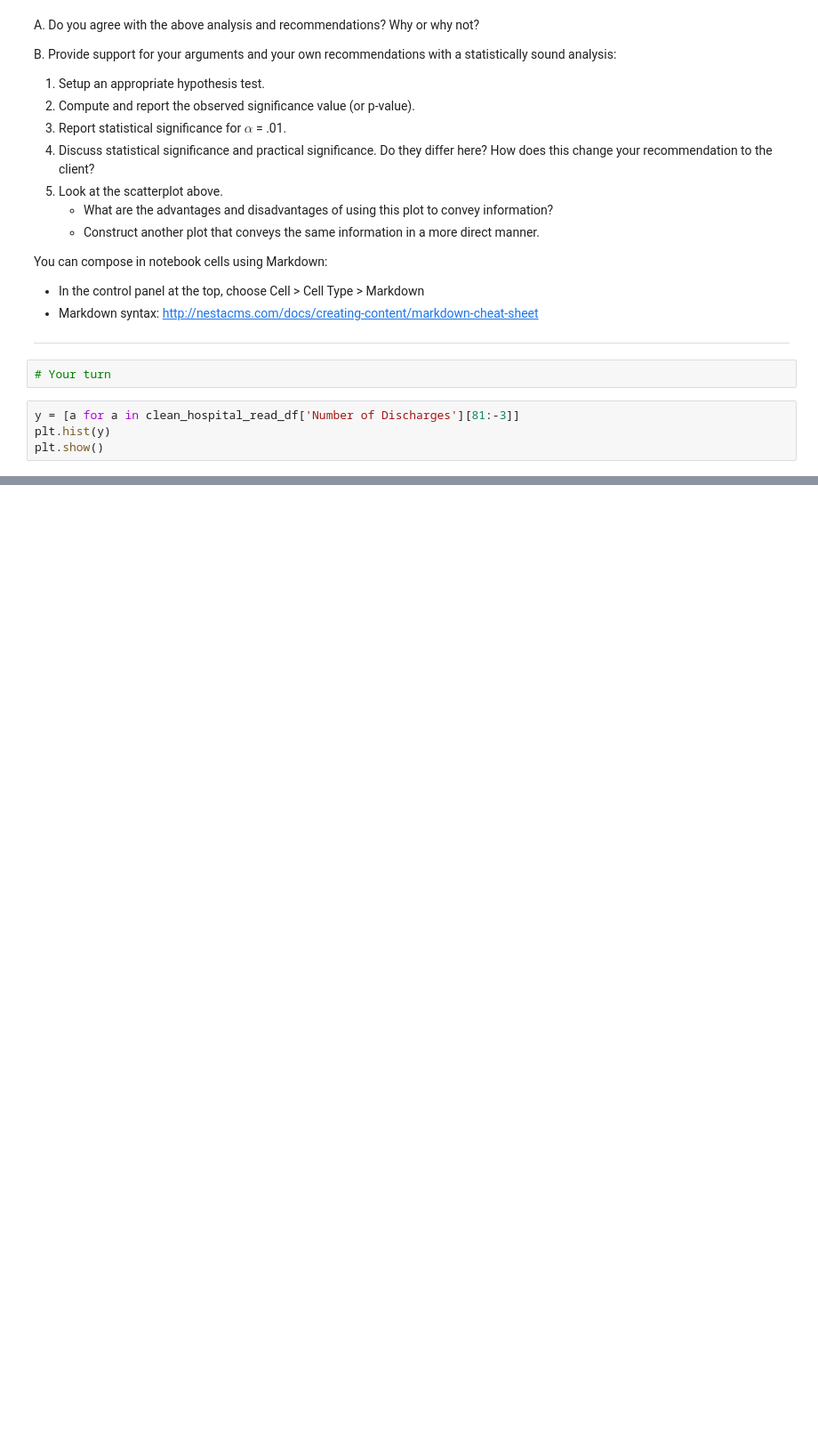
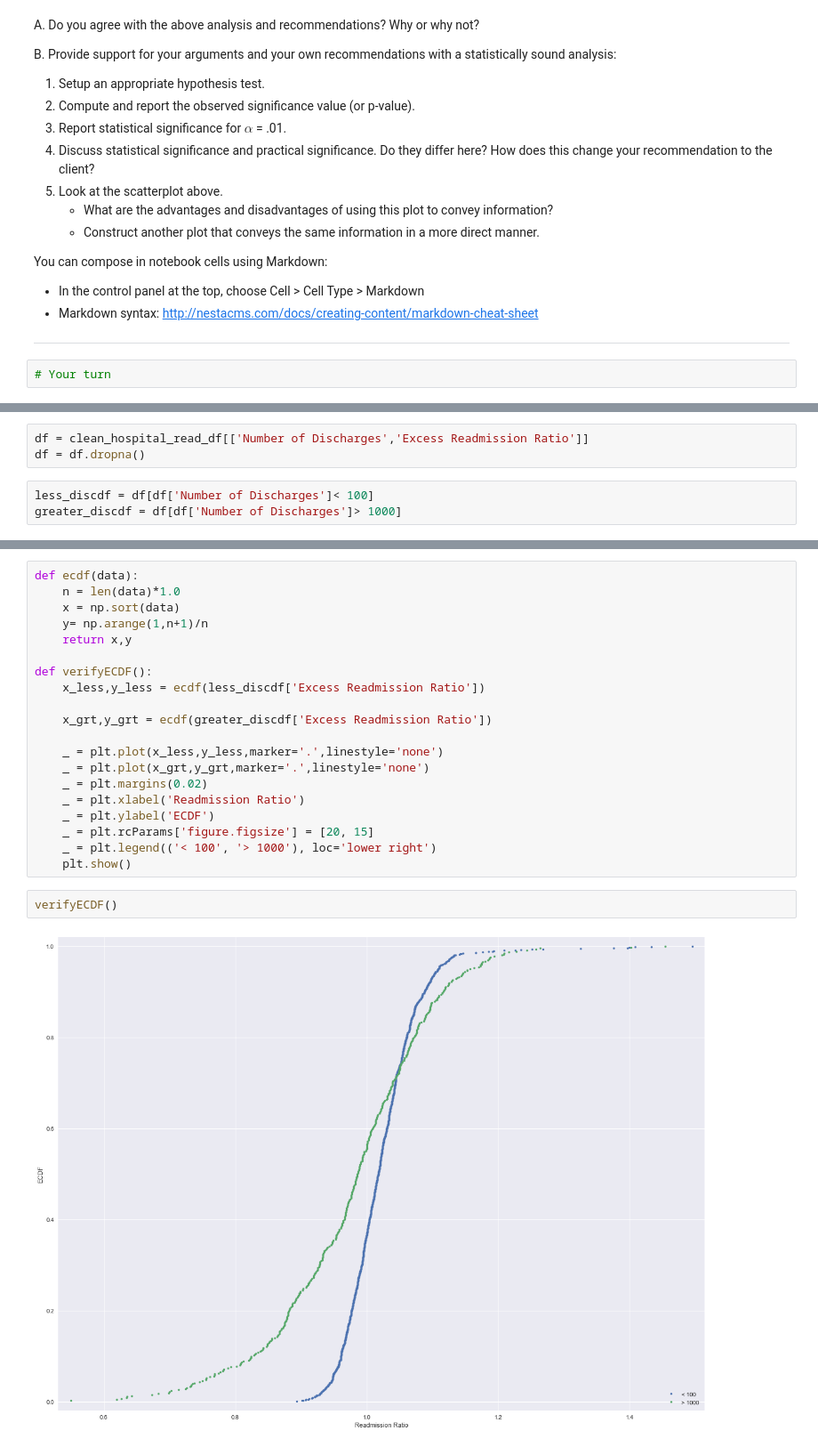
Before and after one commit to samudassir/bikesharingdemand, a Jupyter notebook: Exercises/statistics/hospital_readmit/sliderule_dsi_inferential_statistics_exercise_3.ipynb, the cells around one changed output, grey strips where cells are left out. Shown at 89% size. Drawn from its saved outputs; the diff is of its cells as text; blank space fills up the shorter version.

```diff
--- a/Exercises/statistics/hospital_readmit/sliderule_dsi_inferential_statistics_exercise_3.ipynb
+++ b/Exercises/statistics/hospital_readmit/sliderule_dsi_inferential_statistics_exercise_3.ipynb
@@ -136,7 +135,3 @@ You can compose in notebook cells using Markdown:
 ****
 # %%
 # Your turn
-# %%
-y = [a for a in clean_hospital_read_df['Number of Discharges'][81:-3]]
-plt.hist(y)
-plt.show()
@@ -144,0 +161,6 @@ plt.show()
+# %%
+df = clean_hospital_read_df[['Number of Discharges','Excess Readmission Ratio']]
+df = df.dropna()
+# %%
+less_discdf = df[df['Number of Discharges']< 100]
+greater_discdf = df[df['Number of Discharges']> 1000]
@@ -144,0 +237,24 @@ plt.show()
+# %%
+def ecdf(data):
+    n = len(data)*1.0
+    x = np.sort(data)
+    y= np.arange(1,n+1)/n
+    return x,y
+
+def verifyECDF():
+    x_less,y_less = ecdf(less_discdf['Excess Readmission Ratio'])
+
+    x_grt,y_grt = ecdf(greater_discdf['Excess Readmission Ratio'])
+
+    _ = plt.plot(x_less,y_less,marker='.',linestyle='none')
+    _ = plt.plot(x_grt,y_grt,marker='.',linestyle='none')
+    _ = plt.margins(0.02)
+    _ = plt.xlabel('Readmission Ratio')
+    _ = plt.ylabel('ECDF')
+    _ = plt.rcParams['figure.figsize'] = [20, 15]
+    _ = plt.legend(('< 100', '> 1000'), loc='lower right')
+    plt.show()
+# %%
+verifyECDF()
+# %% [output]
+[figure, added]
```
Also changed, not shown: parts of 15 cells of this notebook.
